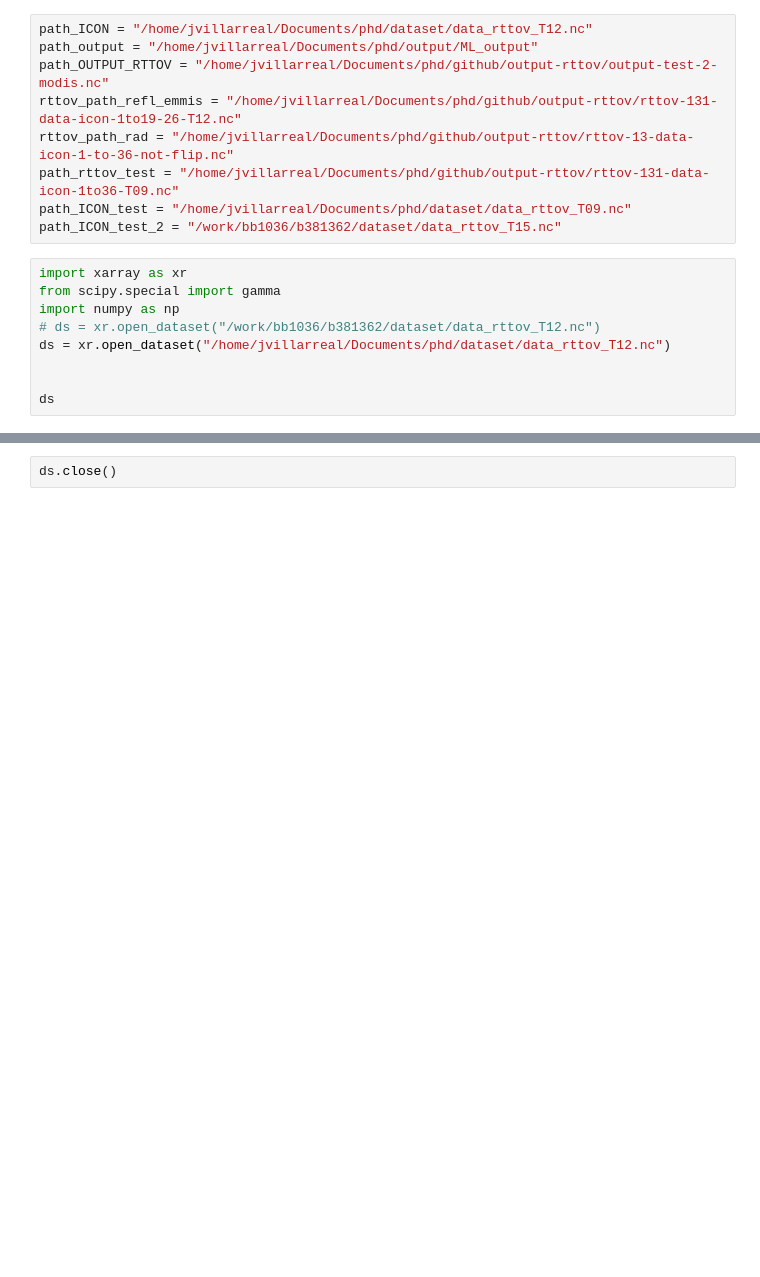
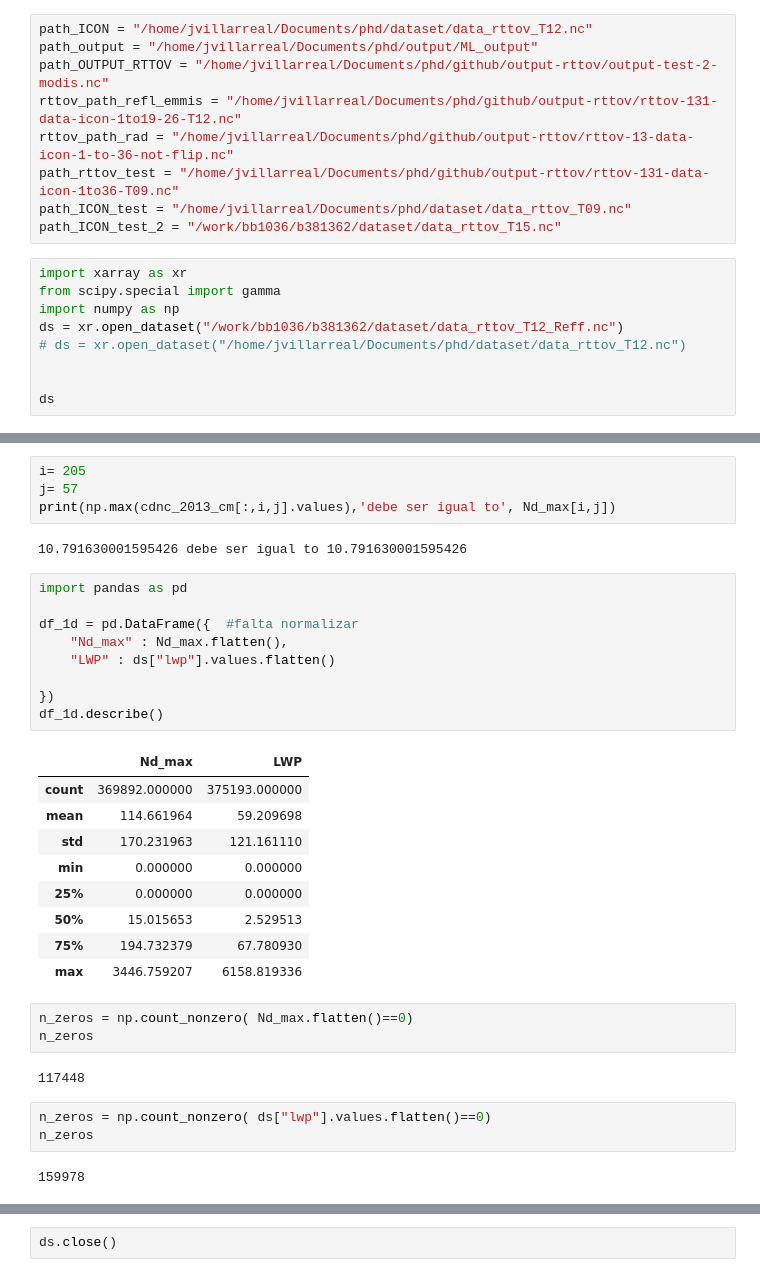
Before and after one commit to jesseniagonzalezv/ICON_RTTOV, a Jupyter notebook: code_test/Untitled.ipynb, the cells around one changed output, grey strips where cells are left out. Saved outputs shown, nothing was run; the diff lists cells and outputs as text; blank space fills up the shorter version.

```diff
--- a/code_test/Untitled.ipynb
+++ b/code_test/Untitled.ipynb
@@ -11,8 +11,8 @@ path_ICON_test_2 = "/work/bb1036/b381362/dataset/data_rttov_T15.nc"
 import xarray as xr
 from scipy.special import gamma
 import numpy as np
-# ds = xr.open_dataset("/work/bb1036/b381362/dataset/data_rttov_T12.nc")
-ds = xr.open_dataset("/home/jvillarreal/Documents/phd/dataset/data_rttov_T12.nc")
+ds = xr.open_dataset("/work/bb1036/b381362/dataset/data_rttov_T12_Reff.nc")
+# ds = xr.open_dataset("/home/jvillarreal/Documents/phd/dataset/data_rttov_T12.nc")
 
 
 ds
@@ -36,0 +113,35 @@ Data variables: (12/21)
+# %%
+i= 205
+j= 57
+print(np.max(cdnc_2013_cm[:,i,j].values),'debe ser igual to', Nd_max[i,j])
+# %% [output]
+10.791630001595426 debe ser igual to 10.791630001595426
+# %%
+import pandas as pd
+
+df_1d = pd.DataFrame({  #falta normalizar
+    "Nd_max" : Nd_max.flatten(),
+    "LWP" : ds["lwp"].values.flatten()
+
+})
+df_1d.describe()
+# %% [output]
+|  | Nd_max | LWP |
+| count | 369892.000000 | 375193.000000 |
+| mean | 114.661964 | 59.209698 |
+| std | 170.231963 | 121.161110 |
+| min | 0.000000 | 0.000000 |
+| 25% | 0.000000 | 0.000000 |
+| 50% | 15.015653 | 2.529513 |
+| 75% | 194.732379 | 67.780930 |
+| max | 3446.759207 | 6158.819336 |
+# %%
+n_zeros = np.count_nonzero( Nd_max.flatten()==0)
+n_zeros
+# %% [output]
+117448
+# %%
+n_zeros = np.count_nonzero( ds["lwp"].values.flatten()==0)
+n_zeros
+# %% [output]
+159978
```
Also changed, not shown: parts of 11 cells of this notebook, 3 other files.
